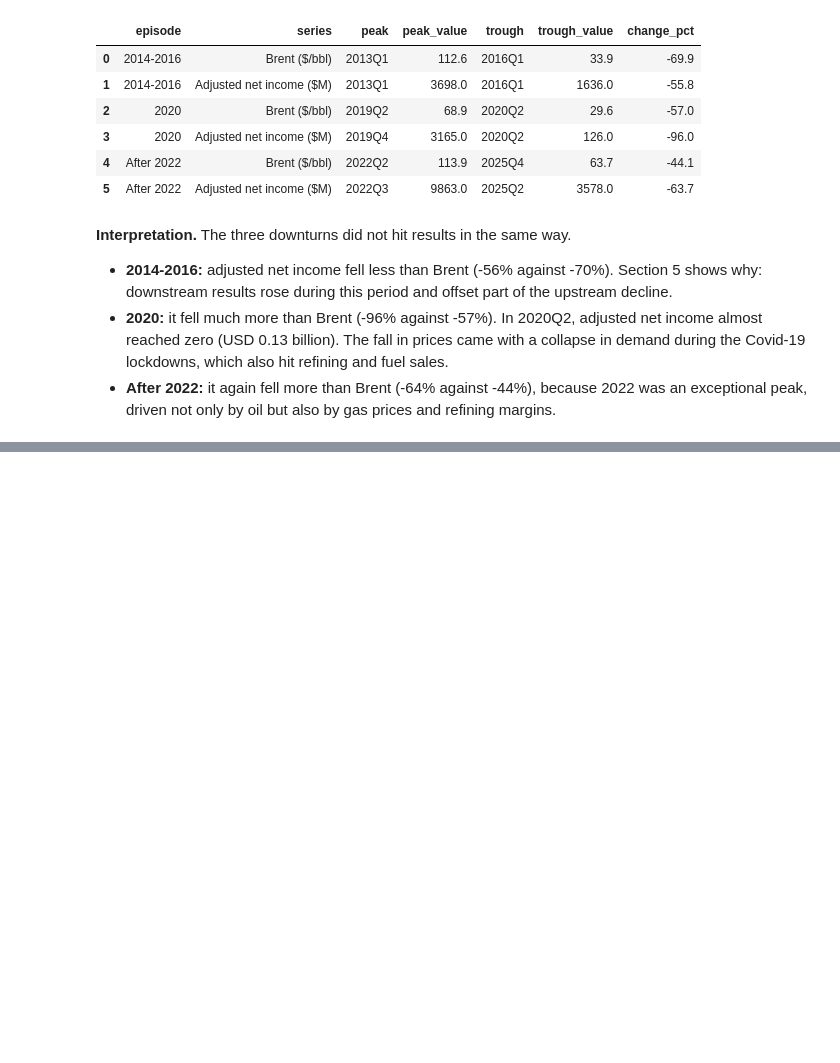
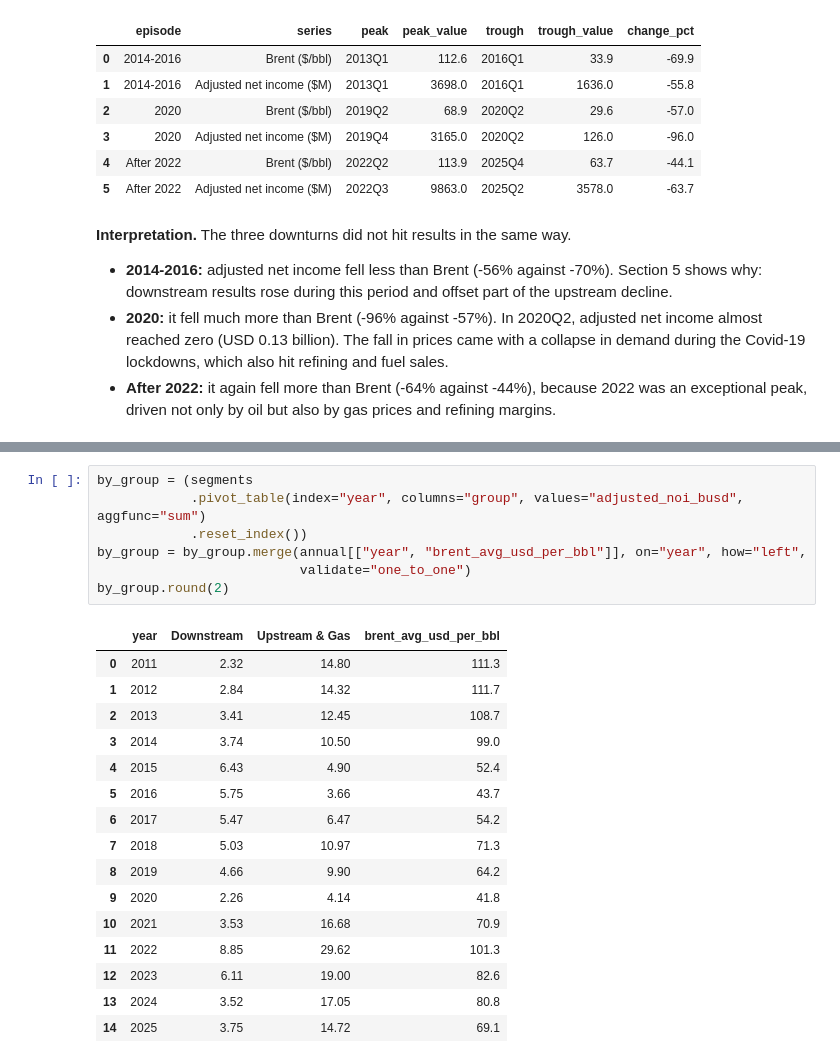
Before and after one commit to Mouabd19/TotalEnergies-Oil-Price-Analysis, a Jupyter notebook: notebooks/01_totalenergies_analysis.ipynb, the cells around one changed output, grey strips where cells are left out. Saved outputs shown, nothing was run; the diff lists cells and outputs as text; blank space fills up the shorter version.

```diff
--- a/notebooks/01_totalenergies_analysis.ipynb
+++ b/notebooks/01_totalenergies_analysis.ipynb
@@ -427,0 +434,24 @@ downturns.round(1)
+# %%
+by_group = (segments
+            .pivot_table(index="year", columns="group", values="adjusted_noi_busd", aggfunc="sum")
+            .reset_index())
+by_group = by_group.merge(annual[["year", "brent_avg_usd_per_bbl"]], on="year", how="left",
+                          validate="one_to_one")
+by_group.round(2)
+# %% [output]
+|  | year | Downstream | Upstream & Gas | brent_avg_usd_per_bbl |
+| 0 | 2011 | 2.32 | 14.80 | 111.3 |
+| 1 | 2012 | 2.84 | 14.32 | 111.7 |
+| 2 | 2013 | 3.41 | 12.45 | 108.7 |
+| 3 | 2014 | 3.74 | 10.50 | 99.0 |
+| 4 | 2015 | 6.43 | 4.90 | 52.4 |
+| 5 | 2016 | 5.75 | 3.66 | 43.7 |
+| 6 | 2017 | 5.47 | 6.47 | 54.2 |
+| 7 | 2018 | 5.03 | 10.97 | 71.3 |
+| 8 | 2019 | 4.66 | 9.90 | 64.2 |
+| 9 | 2020 | 2.26 | 4.14 | 41.8 |
+| 10 | 2021 | 3.53 | 16.68 | 70.9 |
+| 11 | 2022 | 8.85 | 29.62 | 101.3 |
+| 12 | 2023 | 6.11 | 19.00 | 82.6 |
+| 13 | 2024 | 3.52 | 17.05 | 80.8 |
+| 14 | 2025 | 3.75 | 14.72 | 69.1 |
```
Also changed, not shown: parts of 7 cells of this notebook.
